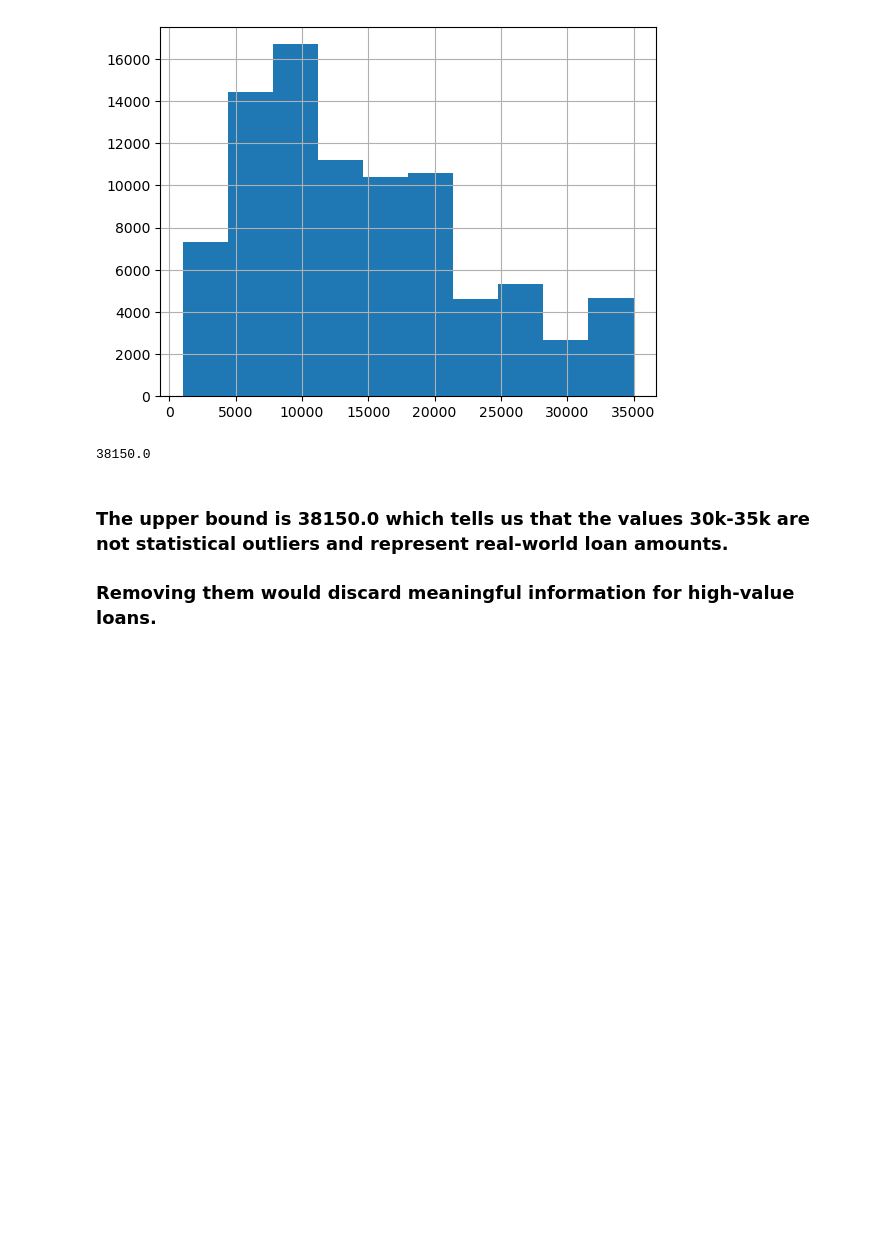
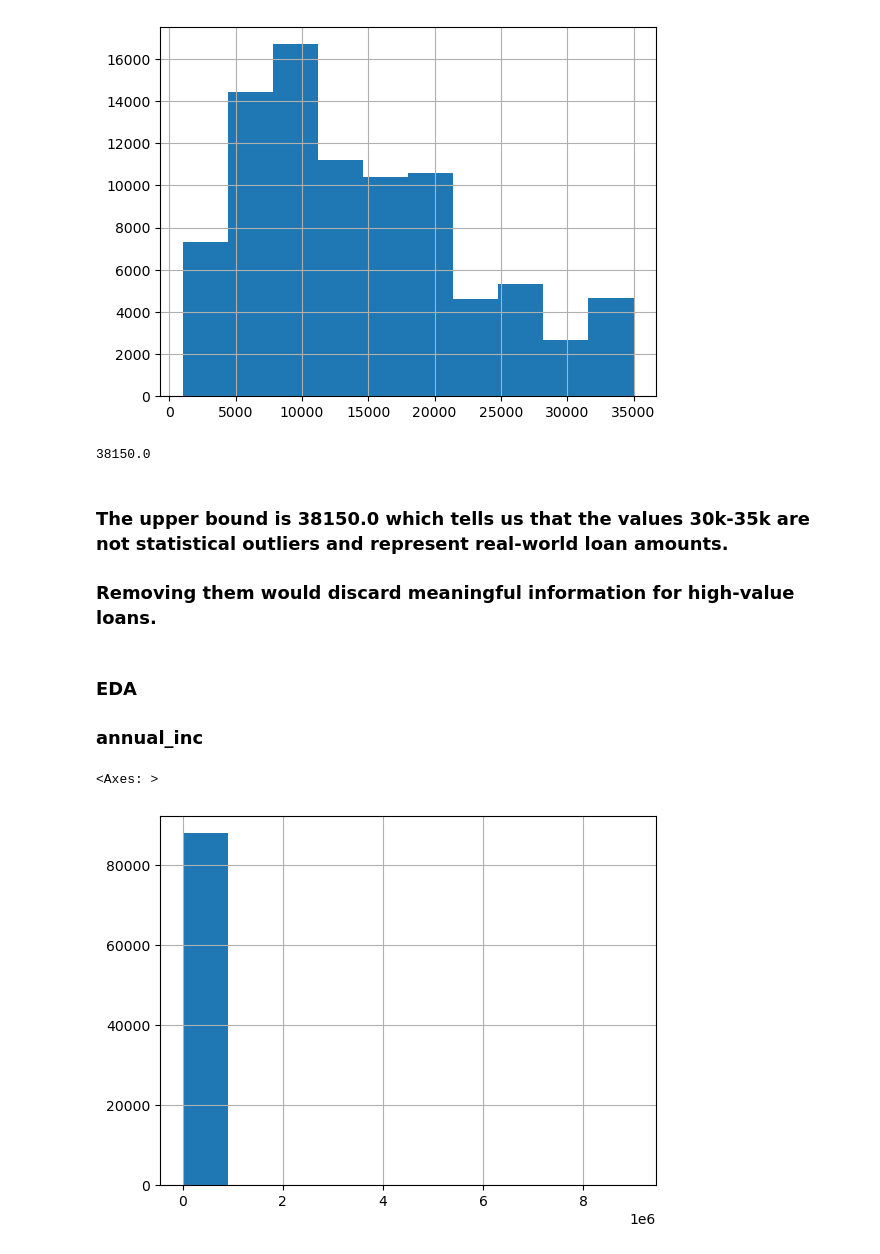
Before and after one commit to Rujuta-133/fintech-risk-scoring, a Jupyter notebook: notebooks/01_data_overview.ipynb, the cells around one changed output. Cells and saved outputs as stored; diff of their text form; code cells hidden in the pictures; blank space fills up the shorter version.

Commit message:
Performed EDA on annual_inc and performed log transformations on annual_inc

```diff
--- a/notebooks/01_data_overview.ipynb
+++ b/notebooks/01_data_overview.ipynb
@@ -344,3 +347,11 @@ print(upper_bound)
 # %% [markdown]
 ### The upper bound is 38150.0 which tells us that the values 30k-35k are not statistical outliers and represent real-world loan amounts.
 ### Removing them would discard meaningful information for high-value loans.
+# %% [markdown]
+### EDA
+### annual_inc
+# %%
+df_filtered['annual_inc'].hist()
+# %% [output]
+<Axes: >
+[figure, added]
```
Also changed, not shown: parts of 4 cells of this notebook.
